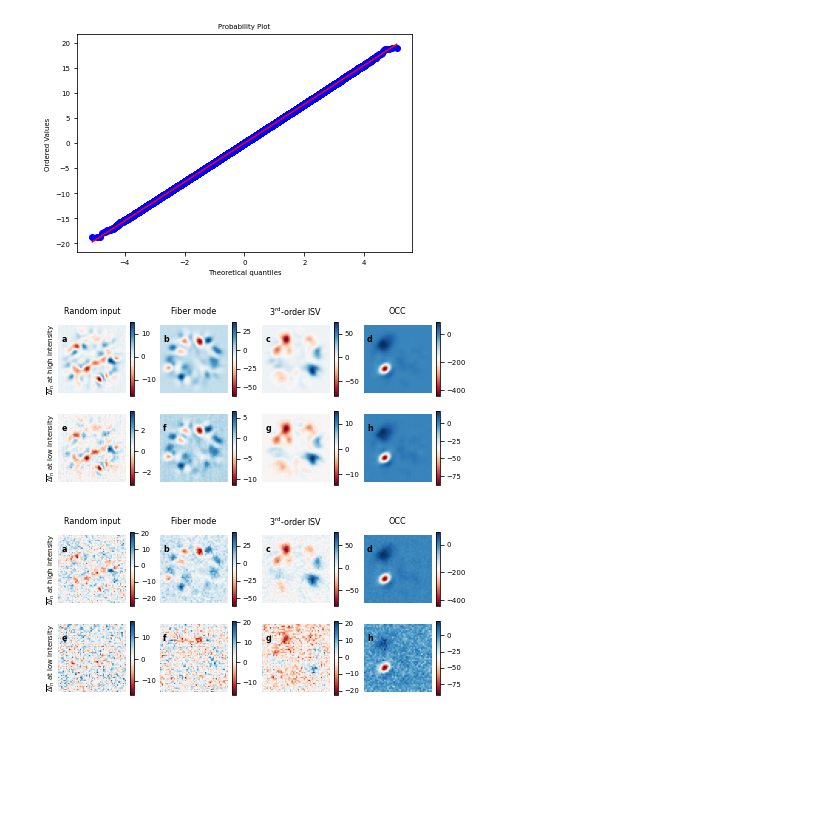
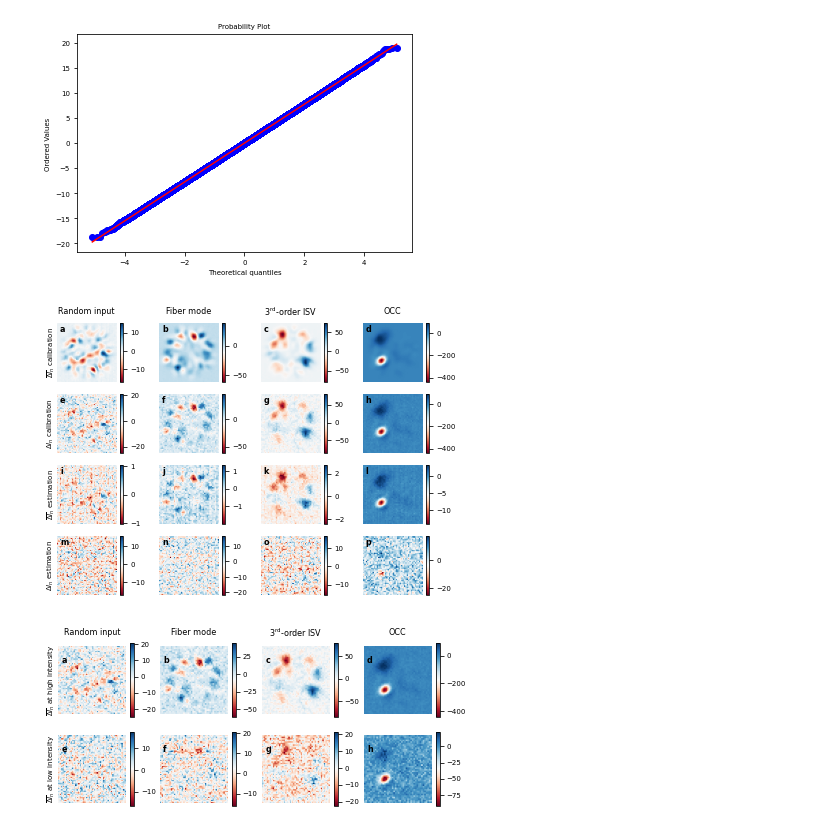
Before and after one commit to rodguti90/Article_PrecisionLimitTensorWFS, a Jupyter notebook: Crashing_disorder_figuresSI.ipynb, the cells around one changed output. Drawn from its saved outputs; the diff is of its cells as text; code cells hidden in the pictures; blank space fills up the shorter version.

```diff
--- a/Crashing_disorder_figuresSI.ipynb
+++ b/Crashing_disorder_figuresSI.ipynb
@@ -864,10 +982,0 @@ fig.savefig(os.path.join(fig_path,'svd_pix.pdf'),bbox_inches='tight')
-# %%
-center_TM_index = 11
-
-fig,ax = plt.subplots(1, 1)
-ax.plot(dx4corr,fidelity(TMlist4corr,TMlist4corr[0]))
-ax.plot(dx4corr,fidelity(np.abs(TMlist4corr),np.abs(TMlist4corr[0])),c='r')
-# Maybe these need to be adjusted using the correlation between TMlist4corr and TM4modes
-ax.axvline(dx4modes[1],c='g')
-ax.axvline(dx4modes[0],c='gray')
-ax.axvline(dx4modes[2],c='gray')
@@ -898,7 +982,0 @@ Compare output intensities
-# %%
-fig, ax = plt.subplots(2,1, figsize=(10,10))
-ind_c = 0
-ax[0].imshow(horz_reshp(Yints_inw3[0,ind_c]),vmin=0,cmap=cmap_int,
-                            interpolation='none')
-ax[1].imshow(horz_reshp(Yints_inw4[0,ind_c]),vmin=0,cmap=cmap_int,
-                            interpolation='none')
@@ -1041,7 +1098,7 @@ for ind_f in range(4):
      horizontalalignment='center', fontsize=MEDIUM_SIZE,
      verticalalignment='center', rotation=0)
     for i2 in range(4):
-        axs[i2,ind_f].text(0.05,0.75,nb_lb[i2][ind_f], transform=axs[i2,ind_f].transAxes, color='w', fontweight='bold')
+        axs[i2,ind_f].text(0.05,0.85,nb_lb[i2][ind_f], transform=axs[i2,ind_f].transAxes, color='w', fontweight='bold')
         if ind_f==0:
             axs[i2,ind_f].text(-0.1,0.5, ylbls[i2],transform = axs[i2,ind_f].transAxes,
                 horizontalalignment='center', fontsize=SMALL_SIZE,
@@ -1074,43 +1125,54 @@ Idiffs_amps = (np.mean(Iest_vecs[ind_der_0+ind_der_pm,:], axis=0)-np.mean(Iest_v
 # %%
-ind_amp = 2
+ind_amp = 2#2
 ind_amp2 = -1
-fig, axs = plt.subplots(2,4, figsize=(7,3))
-# Idiffs_amps = (Iest_vecs[ind_der_0+ind_der_pm,0]-
-#                Iest_vecs[ind_der_0-ind_der_pm,0])
-Idiffs_amps = (np.mean(Iest_vecs[ind_der_0+ind_der_pm,:], axis=0)-
-               np.mean(Iest_vecs[ind_der_0-ind_der_pm,:], axis=0))
+ind_der_pm = 3
+fig, axs = plt.subplots(4,4, figsize=(7,5))
+Idiffs_amps = (Iest_vecs[ind_der_0+ind_der_pm,:,ind_amp]-
+               Iest_vecs[ind_der_0-ind_der_pm,:,ind_amp])
+Idiffs_ampsl = (Iest_vecs[ind_der_0+1,:,ind_amp2]-
+               Iest_vecs[ind_der_0,:,ind_amp2])
+# Idiffs_amps = (np.mean(Iest_vecs[ind_der_0+ind_der_pm,:], axis=0)-
+#                np.mean(Iest_vecs[ind_der_0-ind_der_pm,:], axis=0))
 # ylbls = ['$\overline{\Delta I}_n$ at 100%','$\overline{\Delta I}_n$ at 4%']
-ylbls = ['$\overline{\Delta I}_n$ at high intensity',
-         '$\overline{\Delta I}_n$ at low intensity']
+ylbls = ['$\overline{\Delta I}_n$ calibration', '$\Delta I_n$ calibration',
+         '$\overline{\Delta I}_n$ estimation', '$\Delta I_n$ estimation']
 labels = ['Random input', 'Fiber mode', '3${}^\mathregular{rd}$-order ISV', 'OCC']
-nb_lb = [['a','b','c','d'],['e','f','g','h']]
+nb_lb = [['a','b','c','d'],['e','f','g','h'],['i','j','k','l']
+,['m','n','o','p']]
 
 for ind_f in range(4):
-    intp = plot_field(Idiffs_amps[ind_amp,ind_f], axs[0,ind_f],
-                        cmap='RdBu')
-
-    intl = plot_field(Idiffs_amps[ind_amp2,ind_f], axs[1,ind_f],
+    intp = plot_field(np.mean(Idiffs_amps[:,ind_f], axis=0), axs[0,ind_f],
                         cmap='RdBu')
     fig.colorbar(intp, ax= axs[0,ind_f])
-    fig.colorbar(intl, ax= axs[1,ind_f])
 
+    intp = plot_field(Idiffs_amps[0,ind_f], axs[1,ind_f],
+                        cmap='RdBu')
+    fig.colorbar(intp, ax= axs[1,ind_f])
+
+    intl = plot_field(np.mean(Idiffs_ampsl[:,ind_f], axis=0), axs[2,ind_f],
+                        cmap='RdBu')
+    fig.colorbar(intl, ax= axs[2,ind_f])
+
+    intl = plot_field(Idiffs_ampsl[0,ind_f], axs[3,ind_f],
+                        cmap='RdBu')
+    fig.colorbar(intl, ax= axs[3,ind_f])
 
     axs[0,ind_f].text(0.5,1.2, labels[ind_f],transform = axs[0,ind_f].transAxes,
      horizontalalignment='center', fontsize=MEDIUM_SIZE,
      verticalalignment='center', rotation=0)
-    for i2 in range(2):
-        axs[i2,ind_f].text(0.05,0.75,nb_lb[i2][ind_f], transform=axs[i2,ind_f].transAxes, color='black', fontweight='bold')
+    for i2 in range(4):
+        axs[i2,ind_f].text(0.05,0.85,nb_lb[i2][ind_f], transform=axs[i2,ind_f].transAxes, color='black', fontweight='bold')
         if ind_f==0:
             axs[i2,ind_f].text(-0.1,0.5, ylbls[i2],transform = axs[i2,ind_f].transAxes,
                 horizontalalignment='center', fontsize=SMALL_SIZE,
                 verticalalignment='center', rotation=90)
 for ax in axs.ravel():
     ax.axis('off')
 
 
 plt.savefig(os.path.join(fig_path,'IchgVpixI.pdf'),bbox_inches='tight')
 # %% [output]
-[figure, old version]
+[figure, new version]
 # %%
 ind_amp = 2
 ind_amp2 = -1
```
Also changed, not shown: parts of 34 cells of this notebook, 1 other file.
